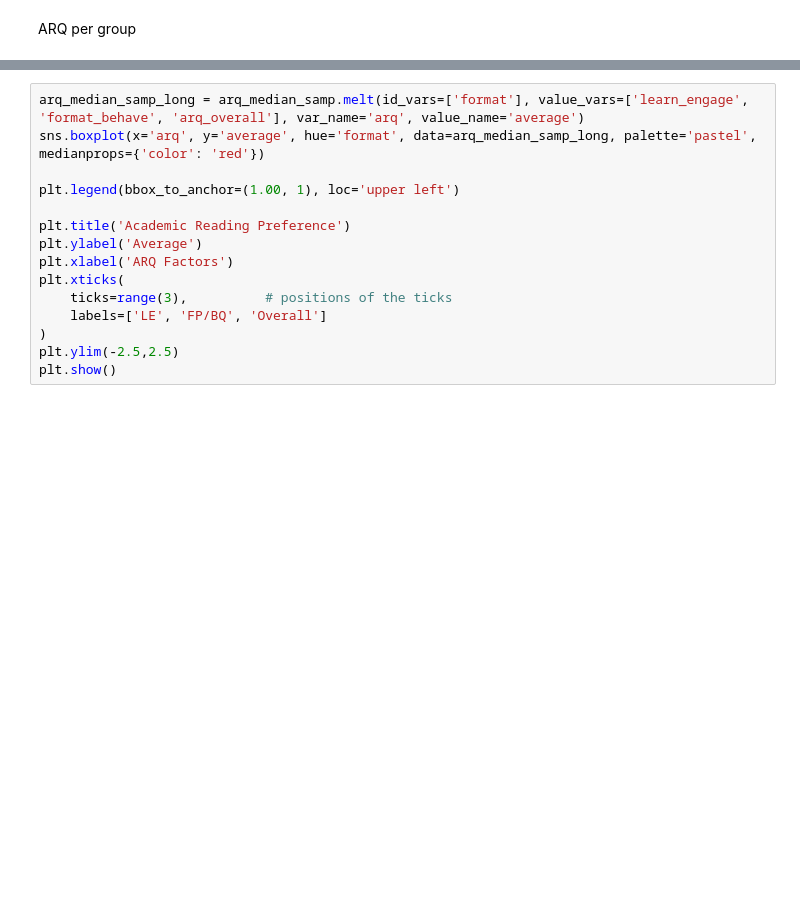
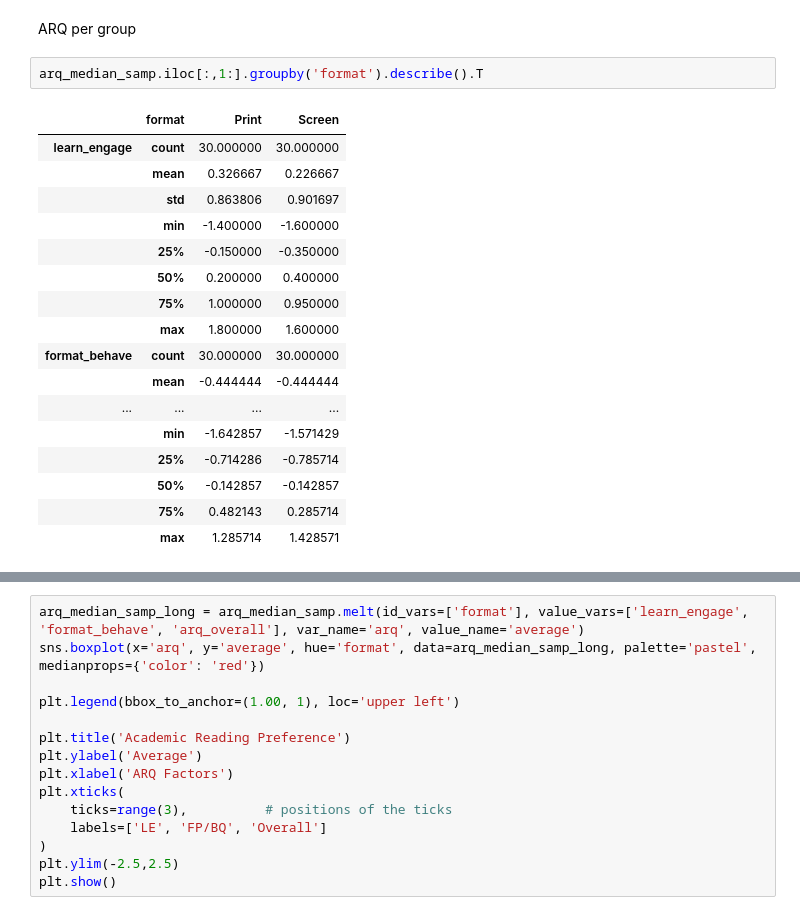
Before and after one commit to KyleCarlo/ScreenVSPrint, a Jupyter notebook: Notebook.ipynb, the cells around one changed output, grey strips where cells are left out. Saved outputs shown, nothing was run; the diff lists cells and outputs as text; blank space fills up the shorter version.

```diff
--- a/Notebook.ipynb
+++ b/Notebook.ipynb
@@ -223,3 +269,23 @@ plt.show()
 [figure]
 # %% [markdown]
 ARQ per group
+# %%
+arq_median_samp.iloc[:,1:].groupby('format').describe().T
+# %% [output]
+|  | format | Print | Screen |
+| learn_engage | count | 30.000000 | 30.000000 |
+|  | mean | 0.326667 | 0.226667 |
+|  | std | 0.863806 | 0.901697 |
+|  | min | -1.400000 | -1.600000 |
+|  | 25% | -0.150000 | -0.350000 |
+|  | 50% | 0.200000 | 0.400000 |
+|  | 75% | 1.000000 | 0.950000 |
+|  | max | 1.800000 | 1.600000 |
+| format_behave | count | 30.000000 | 30.000000 |
+|  | mean | -0.444444 | -0.444444 |
+| ... | ... | ... | ... |
+|  | min | -1.642857 | -1.571429 |
+|  | 25% | -0.714286 | -0.785714 |
+|  | 50% | -0.142857 | -0.142857 |
+|  | 75% | 0.482143 | 0.285714 |
+|  | max | 1.285714 | 1.428571 |
```
Also changed, not shown: parts of 8 cells of this notebook.
